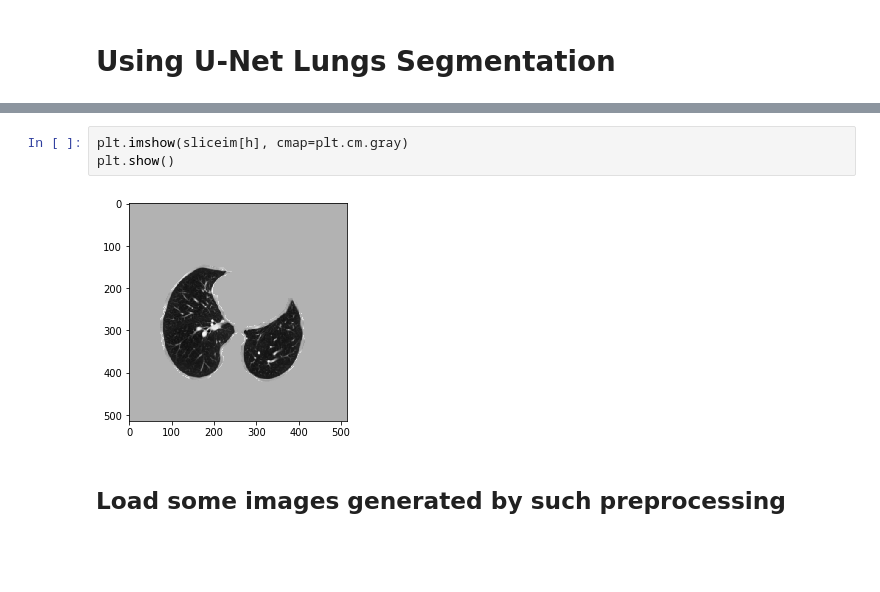
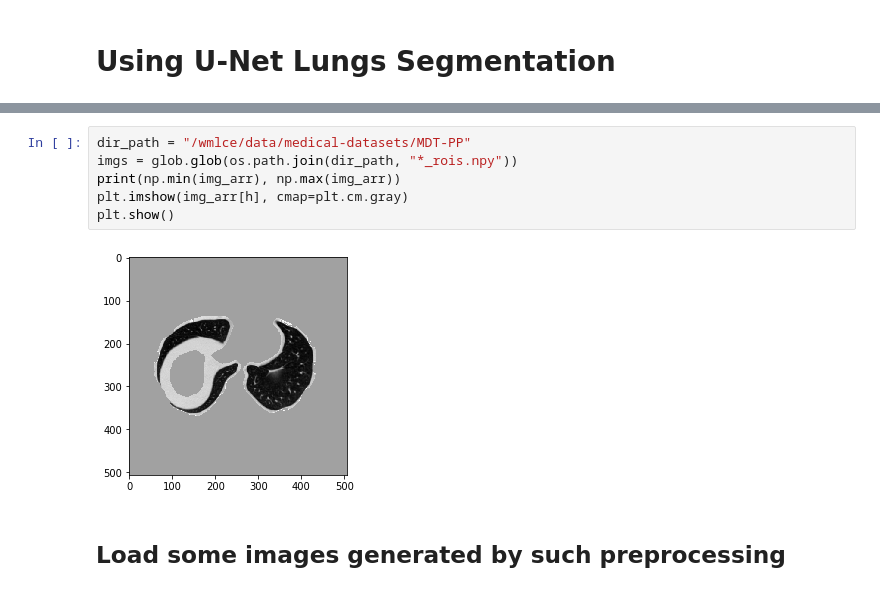
Before and after one commit to NoeSamaille/medical-detection-toolkit, a Jupyter notebook: experiments/lidc_exp/preprocessing.ipynb, the cells around one changed output, grey strips where cells are left out. Drawn from its saved outputs; the diff is of its cells as text; blank space fills up the shorter version.

```diff
--- a/experiments/lidc_exp/preprocessing.ipynb
+++ b/experiments/lidc_exp/preprocessing.ipynb
@@ -204,8 +216,11 @@ LIDC-IDRI-0489: Ellapsed 36.83339333534241 s
-# %%
-plt.imshow(sliceim[h], cmap=plt.cm.gray)
-plt.show()
-# %% [output]
-[figure, removed]
+# %%
+dir_path = "/wmlce/data/medical-datasets/MDT-PP"
+imgs = glob.glob(os.path.join(dir_path, "*_rois.npy"))
+print(np.min(img_arr), np.max(img_arr))
+plt.imshow(img_arr[h], cmap=plt.cm.gray)
+plt.show()
+# %% [output]
+[figure, added]
 # %% [markdown]
 ## Load some images generated by such preprocessing
 # %%
```
Also changed, not shown: parts of 6 cells of this notebook, 3 other files.
